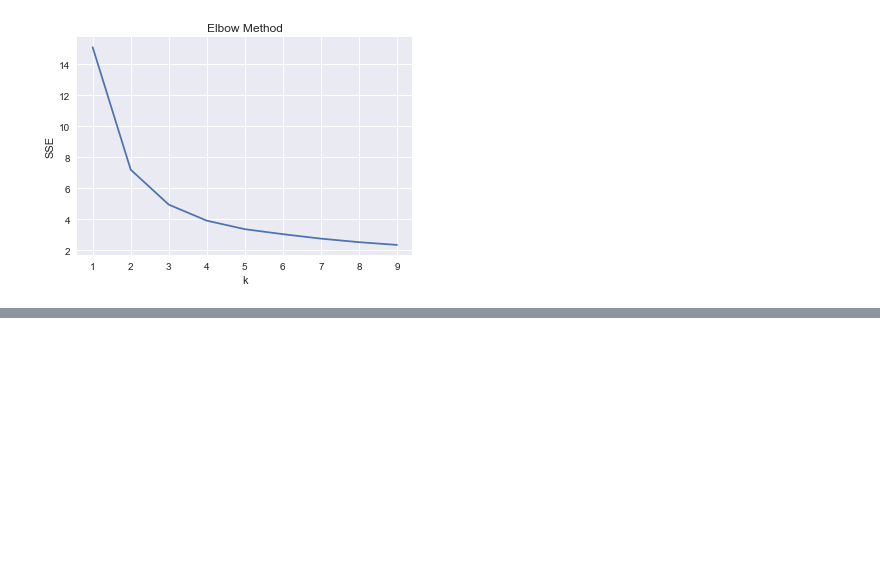
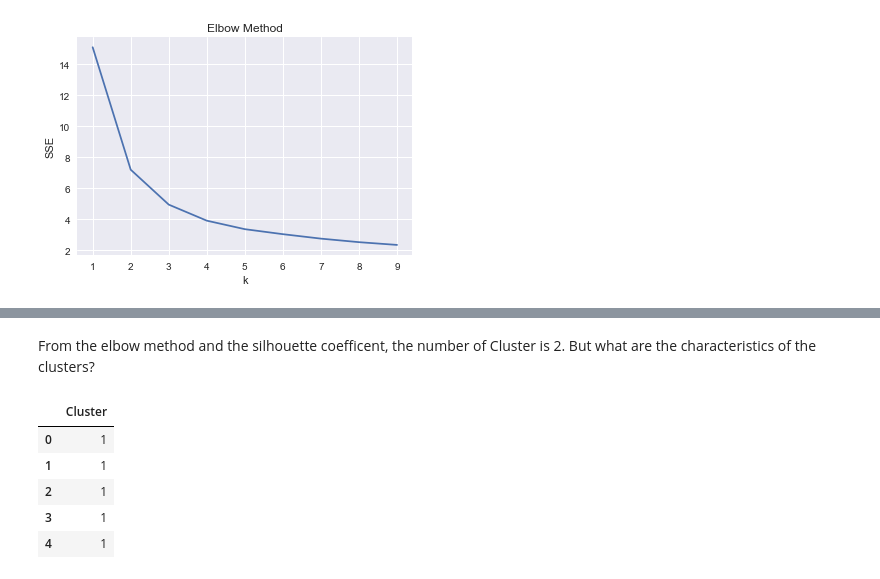
Before and after one commit to madderle/Data-Science-Bootcamp, a Jupyter notebook: Unit 4/Boston Marathon.ipynb, the cells around one changed output, grey strips where cells are left out. Cells and saved outputs as stored; diff of their text form; code cells hidden in the pictures; blank space fills up the shorter version.

```diff
--- a/Unit 4/Boston Marathon.ipynb
+++ b/Unit 4/Boston Marathon.ipynb
@@ -136,0 +142,16 @@ for n_cluster in range(2, 6):
+# %% [markdown]
+From the elbow method and the silhouette coefficent, the number of Cluster is 2. But what are the characteristics of the clusters?
+# %%
+# Calculate predicted values.
+y_pred = KMeans(n_clusters=2, random_state=42).fit_predict(X_norm)
+# %%
+df_y = pd.DataFrame(y_pred)
+df_y.columns = ['Cluster']
+df_y.head()
+# %% [output]
+|  | Cluster |
+| 0 | 1 |
+| 1 | 1 |
+| 2 | 1 |
+| 3 | 1 |
+| 4 | 1 |
```
Also changed, not shown: parts of 11 cells of this notebook.
